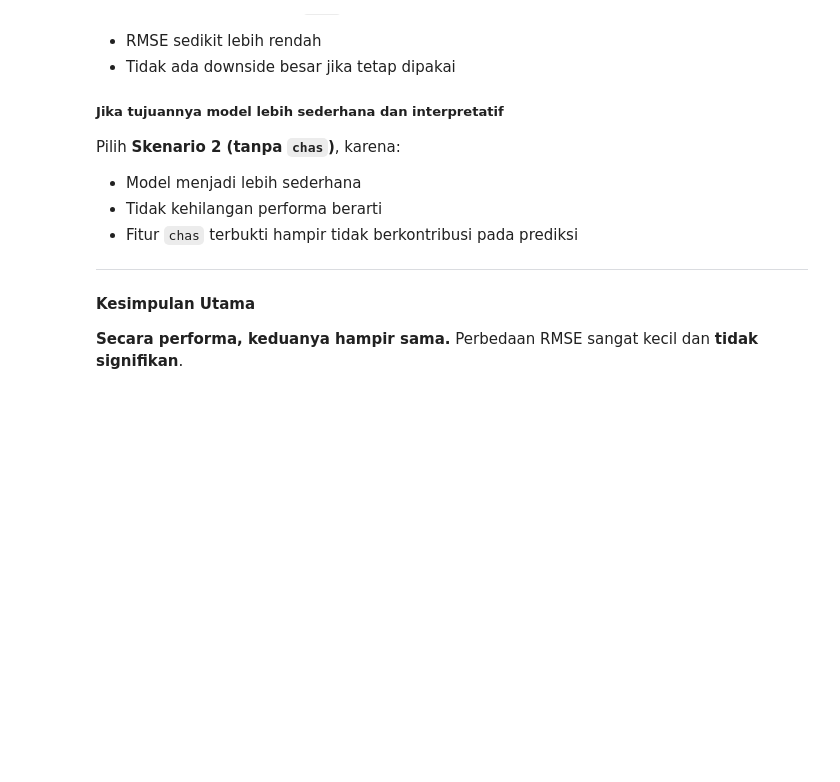
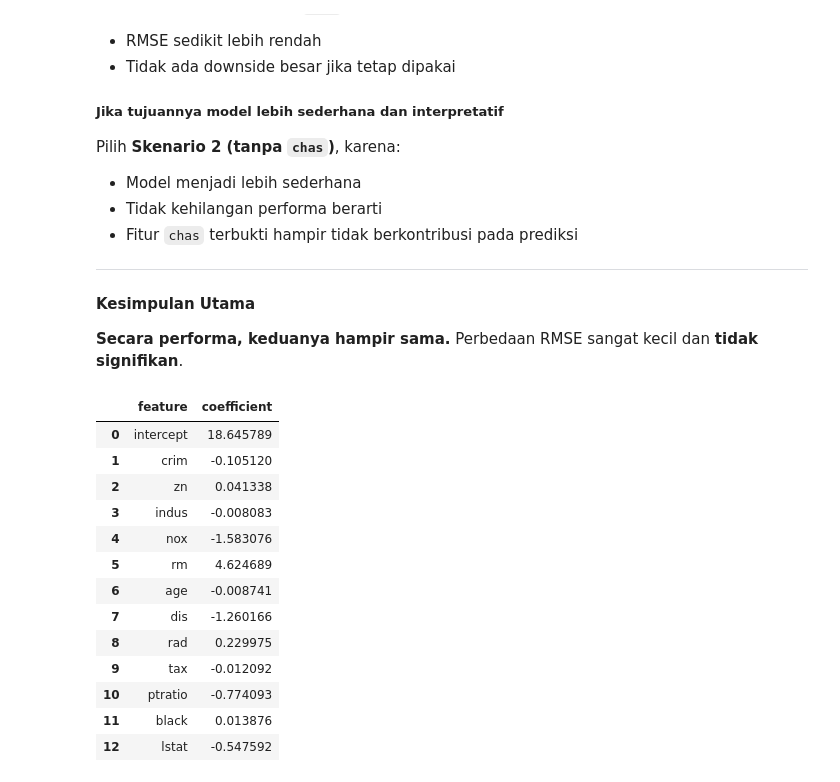
Before and after one commit to mherlypratama/CaseStudyRegressionPython, a Jupyter notebook: Regression.ipynb, the cells around one changed output. Drawn from its saved outputs; the diff is of its cells as text; code cells hidden in the pictures; blank space fills up the shorter version.

```diff
--- a/Regression.ipynb
+++ b/Regression.ipynb
@@ -656,3 +656,35 @@ Pilih **Skenario 2 (tanpa `chas`)**, karena:
 
 **Secara performa, keduanya hampir sama.**
 Perbedaan RMSE sangat kecil dan **tidak signifikan**.
+# %%
+from sklearn.linear_model import Ridge
+
+# train the model
+X_df_train = feature_df_nochas_train.to_numpy()
+y_df_train = target_df_train.to_numpy()
+y_df_train = y_df_train.reshape(len(y_df_train),)
+
+ridge_best = Ridge(alpha=10, random_state=42)
+ridge_best.fit(X_df_train, y_df_train)
+
+coef_df = pd.DataFrame({
+    'feature':['intercept'] + feature_df_nochas_train.columns.tolist(),
+    'coefficient':[ridge_best.intercept_] + list(ridge_best.coef_)
+})
+
+coef_df
+# %% [output]
+|  | feature | coefficient |
+| 0 | intercept | 18.645789 |
+| 1 | crim | -0.105120 |
+| 2 | zn | 0.041338 |
+| 3 | indus | -0.008083 |
+| 4 | nox | -1.583076 |
+| 5 | rm | 4.624689 |
+| 6 | age | -0.008741 |
+| 7 | dis | -1.260166 |
+| 8 | rad | 0.229975 |
+| 9 | tax | -0.012092 |
+| 10 | ptratio | -0.774093 |
+| 11 | black | 0.013876 |
+| 12 | lstat | -0.547592 |
```
Also changed, not shown: parts of 16 cells of this notebook.
